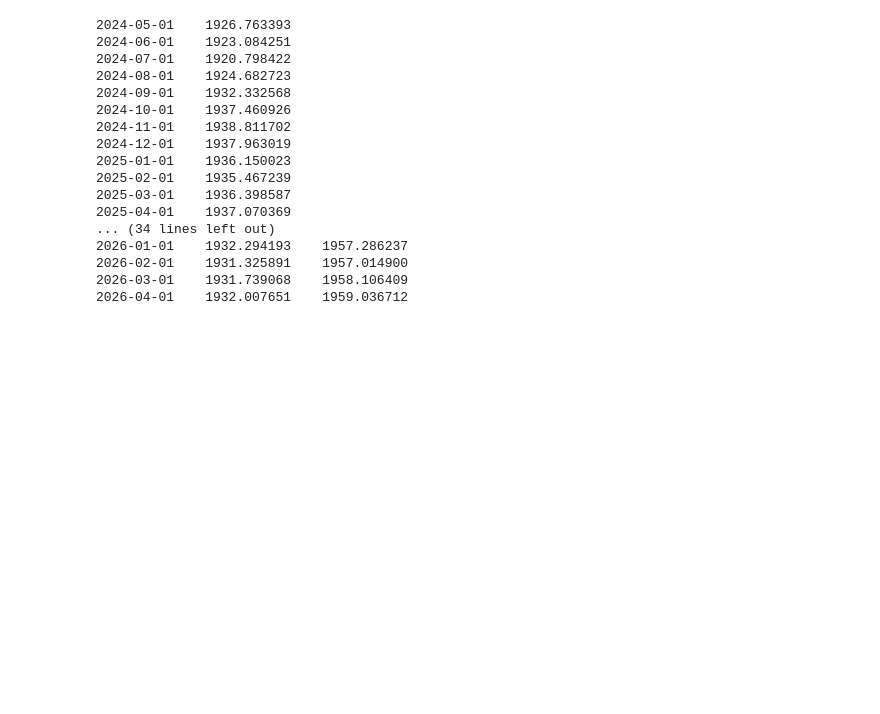
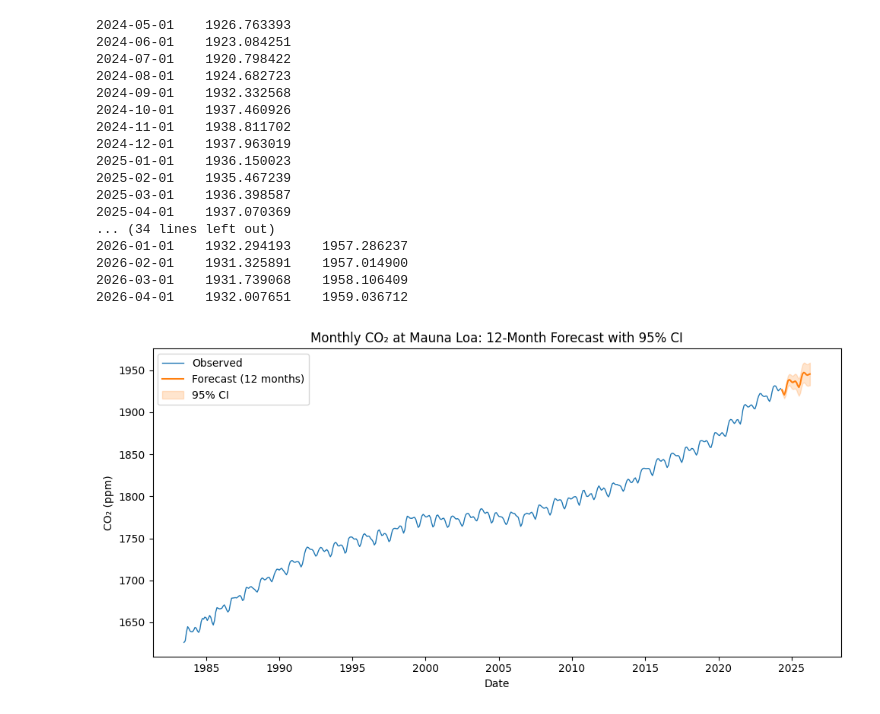
Before and after one commit to the-paulbear/noaa-greenhouse-gas-forecasting, a Jupyter notebook: CH4.ipynb, the cells around one changed output. Saved outputs shown, nothing was run; the diff lists cells and outputs as text; code cells hidden in the pictures; blank space fills up the shorter version.

```diff
--- a/CH4.ipynb
+++ b/CH4.ipynb
@@ -347,3 +347,31 @@ print(conf_int)
 2026-02-01    1931.325891    1957.014900
 2026-03-01    1931.739068    1958.106409
 2026-04-01    1932.007651    1959.036712
+# %%
+# --- Plot forecast vs raw series with 95% CI ---
+plt.figure(figsize=(10, 5))
+
+# Plot historical data
+plt.plot(y, label="Observed", linewidth=1)
+
+# Plot forecast
+plt.plot(mean_forecast, label="Forecast (12 months)", color="C1")
+
+# Plot confidence intervals
+plt.fill_between(
+    forecast_index,
+    conf_int.iloc[:, 0],
+    conf_int.iloc[:, 1],
+    color="C1",
+    alpha=0.2,
+    label="95% CI"
+)
+
+plt.title("Monthly CO₂ at Mauna Loa: 12-Month Forecast with 95% CI")
+plt.xlabel("Date")
+plt.ylabel("CO₂ (ppm)")
+plt.legend()
+plt.tight_layout()
+plt.show()
+# %% [output]
+[figure, added]
```
Also changed, not shown: parts of 1 cell of this notebook.
